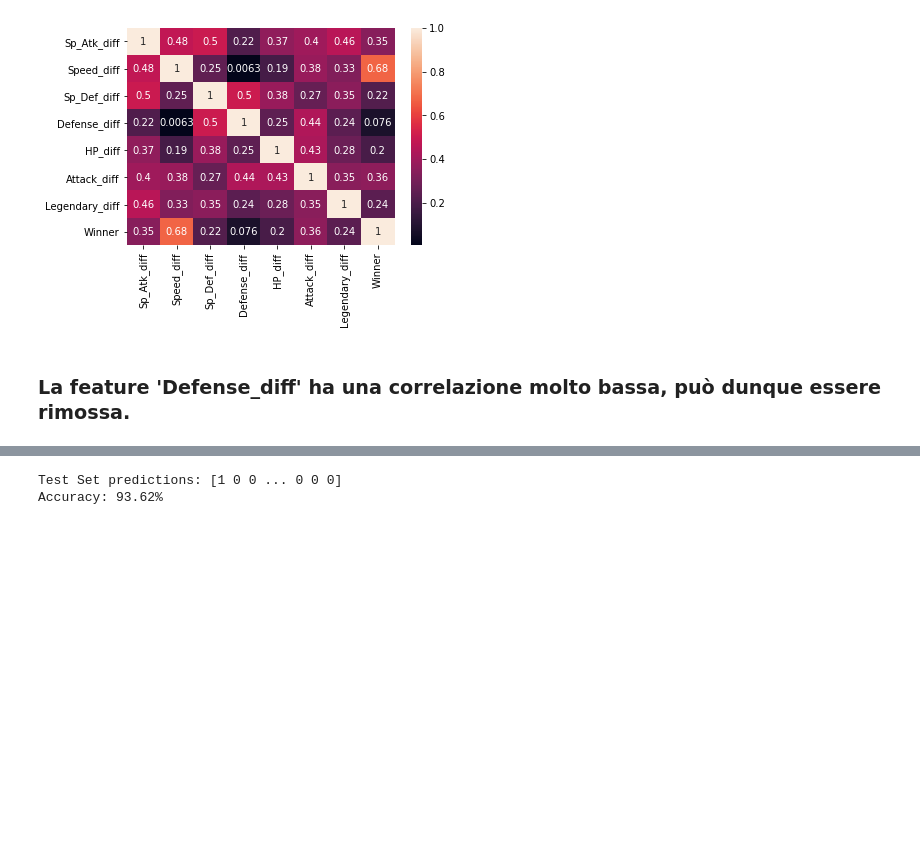
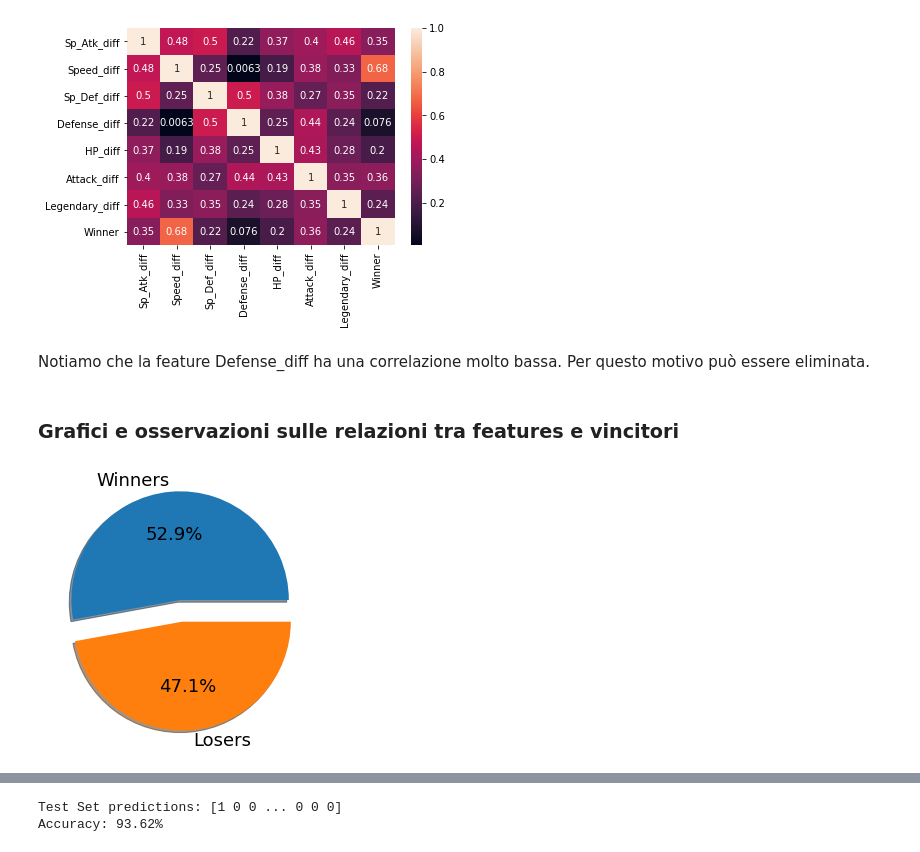
Before and after one commit to MichelaPascale/AI-Pokemon-Challenge, a Jupyter notebook: Notebook_Training.ipynb, the cells around one changed output, grey strips where cells are left out. Saved outputs shown, nothing was run; the diff lists cells and outputs as text; code cells hidden in the pictures; blank space fills up the shorter version.

```diff
--- a/Notebook_Training.ipynb
+++ b/Notebook_Training.ipynb
@@ -475,4 +477,14 @@ plt.show()
 # %% [output]
 [figure]
 # %% [markdown]
-### La feature 'Defense_diff' ha una correlazione molto bassa, può dunque essere rimossa.
+Notiamo che la feature Defense_diff ha una correlazione molto bassa.
+Per questo motivo può essere eliminata.
+# %% [markdown]
+### Grafici e osservazioni sulle relazioni tra features e vincitori
+# %%
+plt.figure(figsize=(5,5))
+plt.pie(fights.Winner.value_counts(), labels=["Winners","Losers"], autopct = '%0.1f%%',
+        textprops={'fontsize': 18}, shadow=True, explode=[0.1, 0.1 ])
+plt.show()
+# %% [output]
+[figure, added]
```
Also changed, not shown: parts of 26 cells of this notebook.
